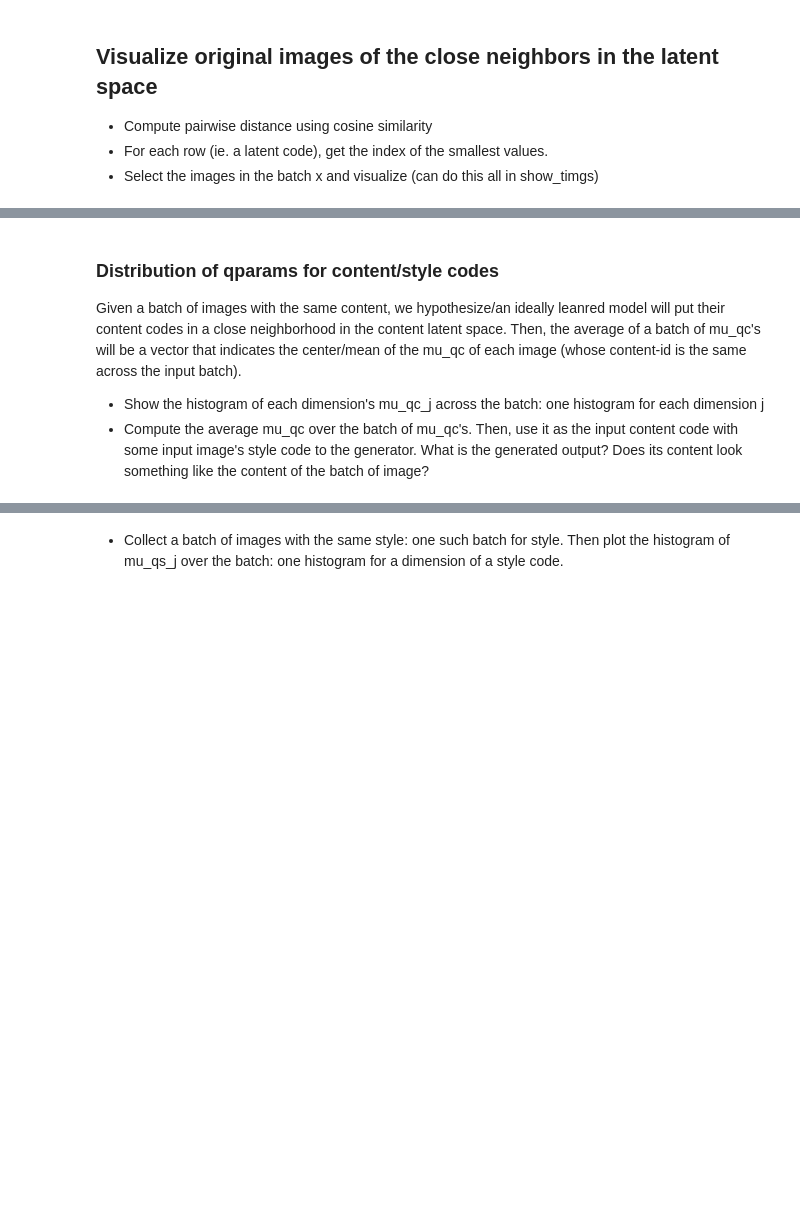
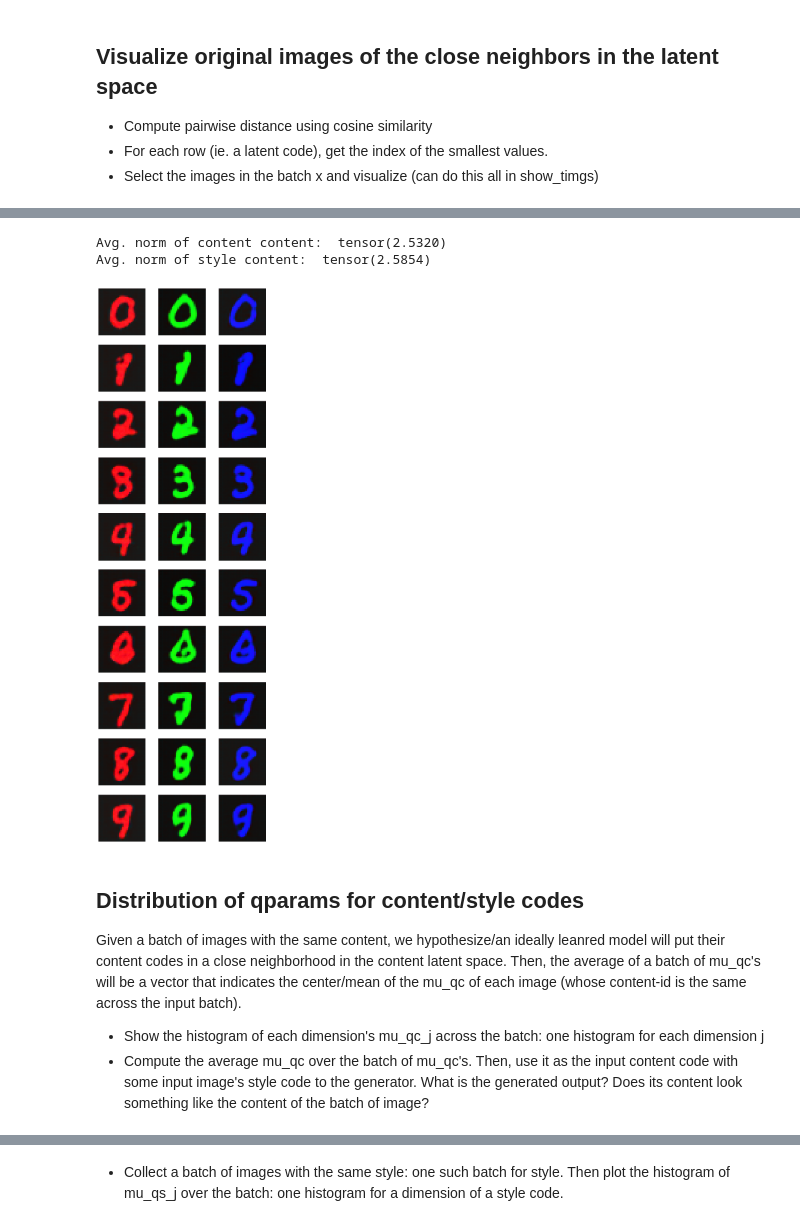
Before and after one commit to cocoaaa/Tenenbaum2000, a Jupyter notebook: nbs/_Evaluations.ipynb, the cells around one changed output, grey strips where cells are left out. Drawn from its saved outputs; the diff is of its cells as text; code cells hidden in the pictures; blank space fills up the shorter version.

```diff
--- a/nbs/_Evaluations.ipynb
+++ b/nbs/_Evaluations.ipynb
@@ -420,7 +362,7 @@ from sklearn.manifold import TSNE
 # %%
 model.eval()
 mode = 'train'
-query_size = 256 #1024
+query_size = len(ds) #4096#2048#1024
 metric = 'cosine' #pairwise distance metric in content space
 ds = getattr(dm, f"{mode}_ds")
 dl = DataLoader(ds, batch_size=query_size, shuffle=True)
@@ -488,0 +567,50 @@ with torch.no_grad():
+# %%
+avg_codes = compute_avg_codes(model, dm)
+mu_qc_avgs = avg_codes['mu_qc_avgs']
+mu_qs_avgs = avg_codes['mu_qs_avgs']
+
+mu_qc_mins = avg_codes['mu_qc_mins']
+mu_qs_mins = avg_codes['mu_qs_mins']
+
+mu_qc_maxs = avg_codes['mu_qc_maxs']
+mu_qs_maxs = avg_codes['mu_qs_maxs']
+
+content_avgs = avg_codes['content_avgs']
+style_avgs = avg_codes['style_avgs']
+# %% [output]
+Avg. norm of content content:  tensor(2.5320)
+Avg. norm of style content:  tensor(2.5854)
+# %%
+# Content/Style transfer using the content-class and style-class representatives
+content_reps = content_avgs
+style_reps = style_avgs
+
+# Or
+# content_reps = mu_qc_avgs
+# style_reps = mu_qs_avgs
+
+
+linearlize = True
+train_mean, train_std = dm.train_mean, dm.train_std
+f, axes = plt.subplots(nrows=n_contents, ncols=n_styles, figsize=(n_styles*3.,n_contents*3.))
+# ax = ax.flatten()
+for content_id, c in content_reps.items():
+    for style_id, s in style_reps.items():
+        dict_z = {'c': c[None], 's': s[None]}
+
+        with torch.no_grad():
+            z = model.combine_content_style(dict_z)
+
+            # Reconstruct
+            recons = model.decode(z)
+
+            # Optional: for better viz, unnormalize or/and linearlize
+            unnormed_recons = unnormalize(recons, train_mean, train_std)
+            if linearlize:
+                unnormed_recons = LinearRescaler()(unnormed_recons)
+            ax = axes[content_id][style_id]
+            ax.imshow(unnormed_recons[0].permute((1,2,0)))
+            ax.set_axis_off()
+#             ax.set_title(f"Content: {content_id}, Style: {style_id}")
+# %% [output]
+[figure, added]
@@ -489,5 +641,5 @@ with torch.no_grad():
 # %% [markdown]
-### Distribution of qparams for content/style codes
+## Distribution of qparams for content/style codes
 Given a batch of images with the same content,
 we hypothesize/an ideally leanred model will put their content codes in a close neighborhood in the content latent space. Then, the average of a batch of mu_qc's will be a vector that indicates the center/mean of the mu_qc of each image (whose content-id is the same across the input batch).
 
```
Also changed, not shown: parts of 47 cells of this notebook.
